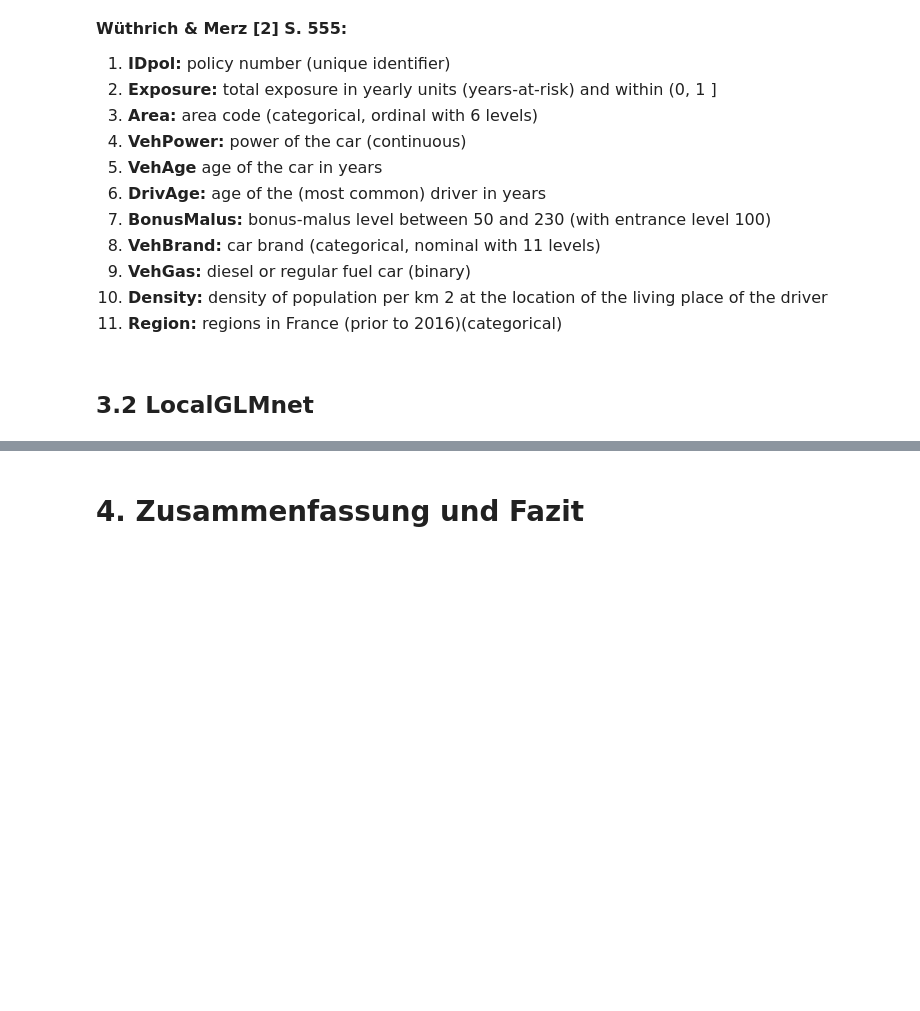
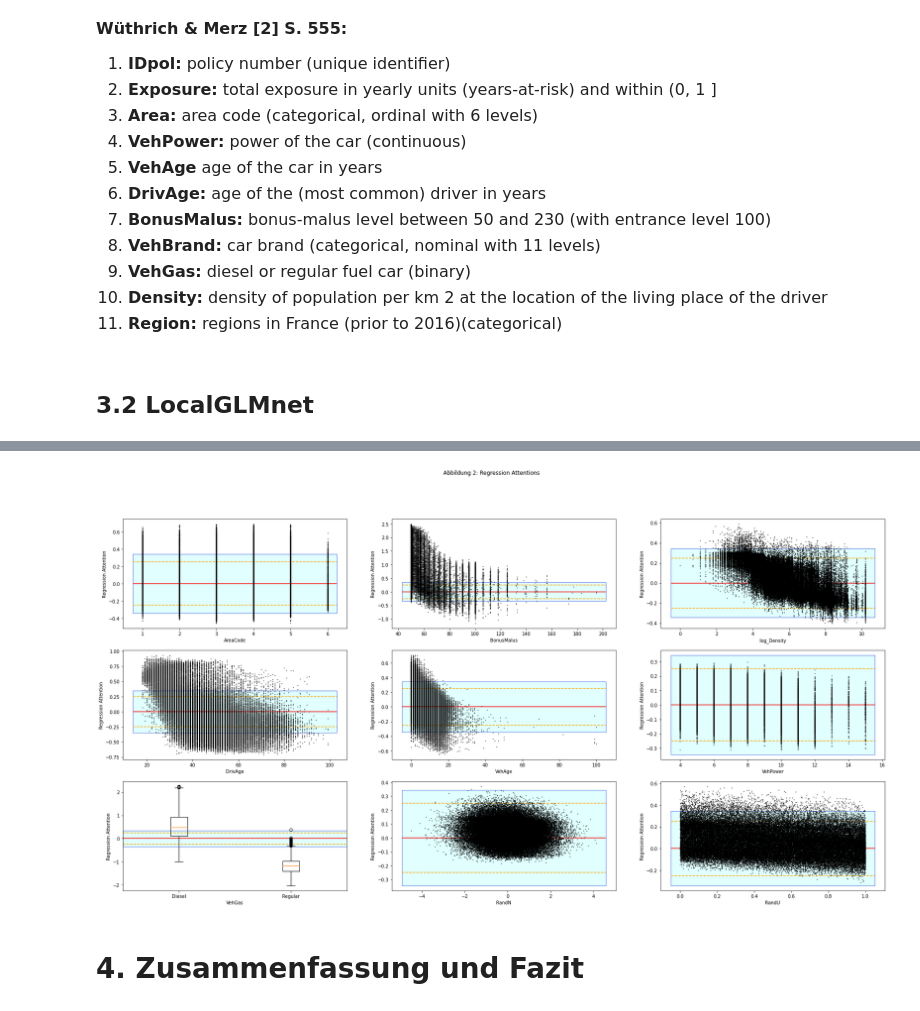
Before and after one commit to PK1706/pyLocalGLMnet, a Jupyter notebook: src/localGLMnet.ipynb, the cells around one changed output, grey strips where cells are left out. Cells and saved outputs as stored; diff of their text form; code cells hidden in the pictures; blank space fills up the shorter version.

```diff
--- a/src/localGLMnet.ipynb
+++ b/src/localGLMnet.ipynb
@@ -681,7 +687,7 @@ sev.head()
 </ol>
 # %%
 # Stetige und binäre Merkmale standardisieren:
-continous_columns = ["AreaCode", "BonusMalus", "Density", "DrivAge","VehAge", "VehPower"]
+continous_columns = ["AreaCode", "BonusMalus", "log_Density", "DrivAge","VehAge", "VehPower"]
 binary_columns = ["VehGas"]
 
 freq_scaled = freq
@@ -715,0 +816,4 @@ vol = exposure
+# %%
+history_freq = local_glm_net_freq.fit(
+    [x_freq_train, exposures_train], y_freq_train, batch_size=5000, epochs=100, validation_split=0.2
+)
@@ -715,0 +851,6 @@ vol = exposure
+# %%
+# Über die Methode get_weights() erhält man die Kantengewichte, sowie den Bias für jeder Schicht
+# --> man erhält also eine Liste mit numpy Arrays die in der Länge der Anzahl der Ebenen * 2 entspricht
+weights_freq = local_glm_net_freq.get_weights()
+for i in weights:
+    print(i.shape, end=" | ")
@@ -716,3 +927,51 @@ vol = exposure
+# %%
+x_plot = x_freq_test
+x_plot[continous_columns+binary_columns] = scaler.inverse_transform(x_plot[continous_columns+binary_columns], copy = True)
+x_plot["RandU"] = scaler_rand_u.inverse_transform(x_plot[["RandU"]])
+x_plot["VehGas"] = x_plot["VehGas"].apply(lambda x: "Diesel" if x == 0 else "Regular")
+
+# Index zurücksetzen, damit die Indizes mit beta_x_freq_scaled übereinstimmen
+x_plot.reset_index(inplace = True)
+# %%
+fig_freq_attention, axs_freq_att = plt.subplots(nrows=3, ncols=3, figsize=(30, 15))
+
+columns = continous_columns + binary_columns + ["RandN","RandU"]
+
+for i, ax in enumerate(axs_freq_att.flatten()):
+
+    if (columns[i]=="VehGas"):
+        diesel_index = x_freq_test[x_freq_test["VehGas"] == "Diesel"].index
+        regular_index = x_freq_test[x_freq_test["VehGas"] == "Regular"].index
+        ax.boxplot([beta_x_freq_scaled.loc[diesel_index]["VehGas"],beta_x_freq_scaled.loc[regular_index]["VehGas"]],labels = ["Diesel", "Regular"], zorder=10)
+
+    else:
+        ax.scatter(x_plot[columns[i]], beta_x_freq_scaled[columns[i]], s=0.5, c="black", zorder=10)
+
+    x_min, x_max = ax.get_xlim()
+    interval = patches.Rectangle(
+            xy=(x_min, -abs(bound_freq)),
+            height=2 * abs(bound_freq),
+            width=x_max-x_min,
+            edgecolor="royalblue",
+            facecolor="lightcyan",
+            alpha=0.8,
+            zorder=1,
+        )
+
+    ax.add_patch(interval)
+
+    ax.hlines(y=0.25, xmin=x_min, xmax=x_max, colors="orange", linestyles="dashed")
+    ax.hlines(y=-0.25, xmin=x_min, xmax=x_max, colors="orange", linestyles="dashed")
+    ax.hlines(y=0, xmin=x_min, xmax=x_max, colors="red")
+
+    ax.add_patch(interval)
+    ax.set_xlabel(columns[i])
+    ax.set_ylabel("Regression Attention")
+
+fig_freq_attention.suptitle("Abbildung 2: Regression Attentions")
+plt.show()
+# %% [output]
+[figure, added]
 # %% [markdown]
 # 4. Zusammenfassung und Fazit <a class="anchor" id="4-bullet"></a>
 # %% [markdown]
```
Also changed, not shown: parts of 25 cells of this notebook.
